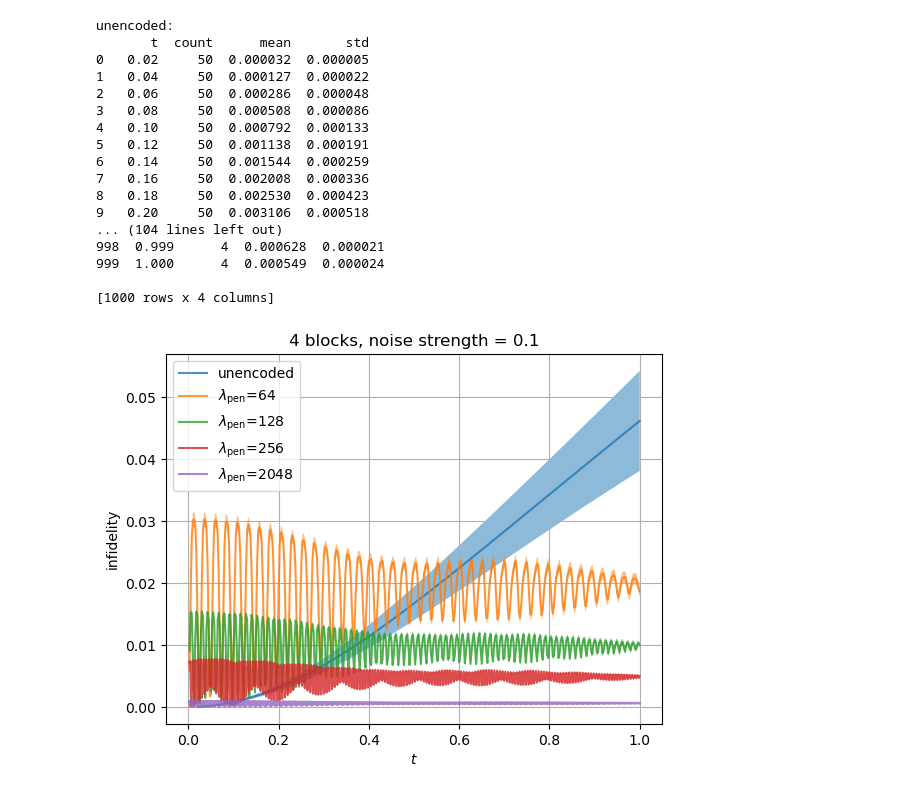
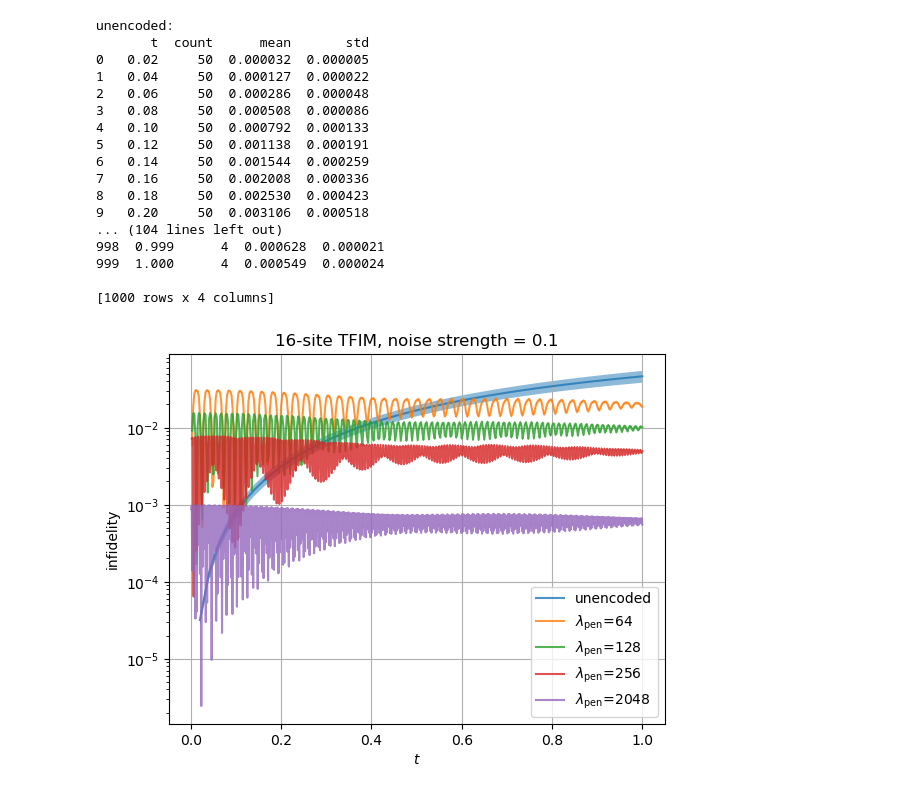
Before and after one commit to sqrta/ErrorSupression, a Jupyter notebook: use-dynamite/data/plot_sweep_time.ipynb, the cells around one changed output. Drawn from its saved outputs; the diff is of its cells as text; code cells hidden in the pictures.

Commit message:
update plot

```diff
--- a/use-dynamite/data/plot_sweep_time.ipynb
+++ b/use-dynamite/data/plot_sweep_time.ipynb
@@ -69,33 +69,33 @@ for lamb in [64, 128, 256, 2048]:
     #              label=r"encoded, $\lambda_{\mathrm{pen}}$=" + f"{lamb}",
     #              fmt='o', markersize=3, zorder=2)
     plt.plot(t_arr, mean_arr, label=r"$\lambda_{\mathrm{pen}}$=" + f"{lamb}", alpha = 0.8)
     plt.fill_between(t_arr, mean_arr + std_arr, mean_arr - std_arr, alpha = 0.5)
 
 plt.xlabel(r"$t$")
 plt.ylabel("infidelity")
-# plt.yscale("log")
-plt.title("4 blocks, noise strength = 0.1")
+plt.yscale("log")
+plt.title("16-site TFIM, noise strength = 0.1")
 plt.legend()
 # plt.legend(loc='upper left')
 plt.grid()
 plt.savefig("sweep_time_4blocks_noise=0.1.pdf", format="pdf", bbox_inches="tight")
 plt.show()
 # %% [output]
 unencoded:
        t  count      mean       std
 0   0.02     50  0.000032  0.000005
 1   0.04     50  0.000127  0.000022
 2   0.06     50  0.000286  0.000048
 3   0.08     50  0.000508  0.000086
 4   0.10     50  0.000792  0.000133
 5   0.12     50  0.001138  0.000191
 6   0.14     50  0.001544  0.000259
 7   0.16     50  0.002008  0.000336
 8   0.18     50  0.002530  0.000423
 9   0.20     50  0.003106  0.000518
 ... (104 lines left out)
 998  0.999      4  0.000628  0.000021
 999  1.000      4  0.000549  0.000024
 
 [1000 rows x 4 columns]
-[figure, old version]
+[figure, new version]
```
